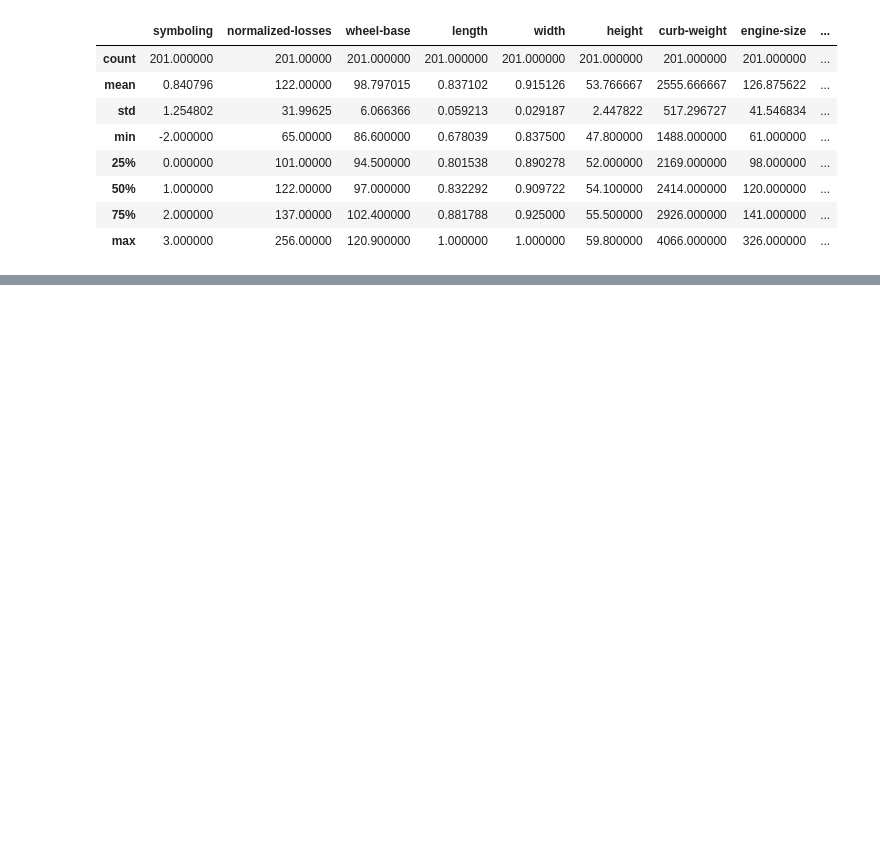
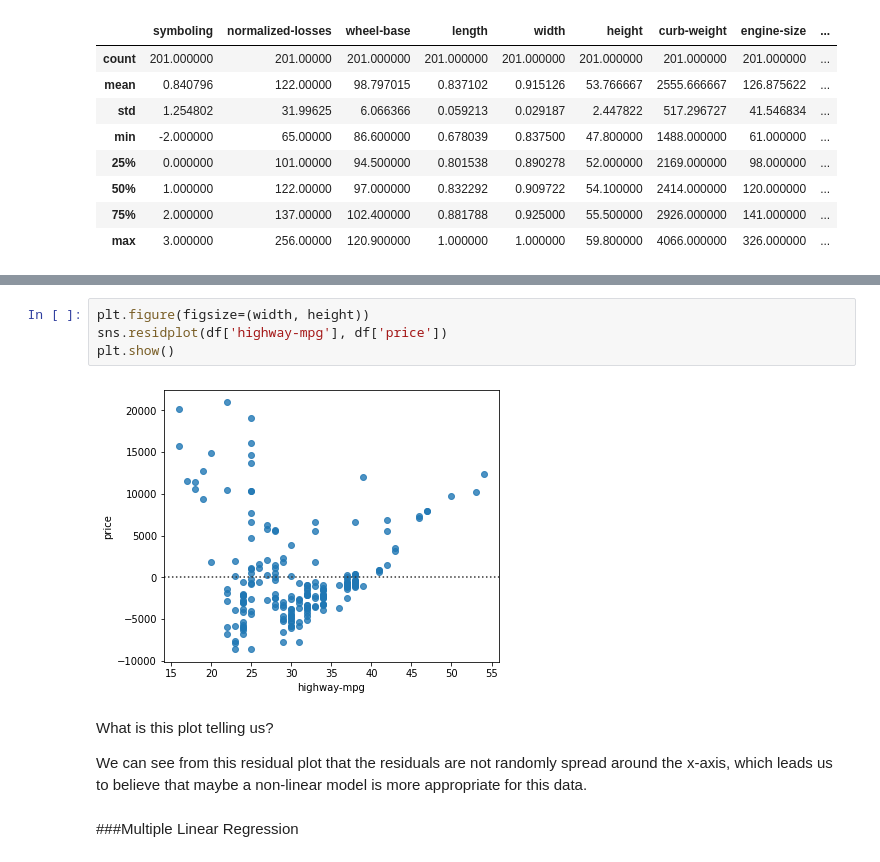
Before and after one commit to rubensgamaliel/CognitiveClass, a Jupyter notebook: Data_Analysis_with_Python/Data_Analysis_with_Python.ipynb, the cells around one changed output, grey strips where cells are left out. Saved outputs shown, nothing was run; the diff lists cells and outputs as text; blank space fills up the shorter version.

```diff
--- a/Data_Analysis_with_Python/Data_Analysis_with_Python.ipynb
+++ b/Data_Analysis_with_Python/Data_Analysis_with_Python.ipynb
@@ -797,0 +1020,12 @@ df.describe()
+# %%
+plt.figure(figsize=(width, height))
+sns.residplot(df['highway-mpg'], df['price'])
+plt.show()
+# %% [output]
+[figure, added]
+# %% [markdown]
+What is this plot telling us?
+
+We can see from this residual plot that the residuals are not randomly spread around the x-axis, which leads us to believe that maybe a non-linear model is more appropriate for this data.
+# %% [markdown]
+###Multiple Linear Regression
```
Also changed, not shown: parts of 110 cells of this notebook.
